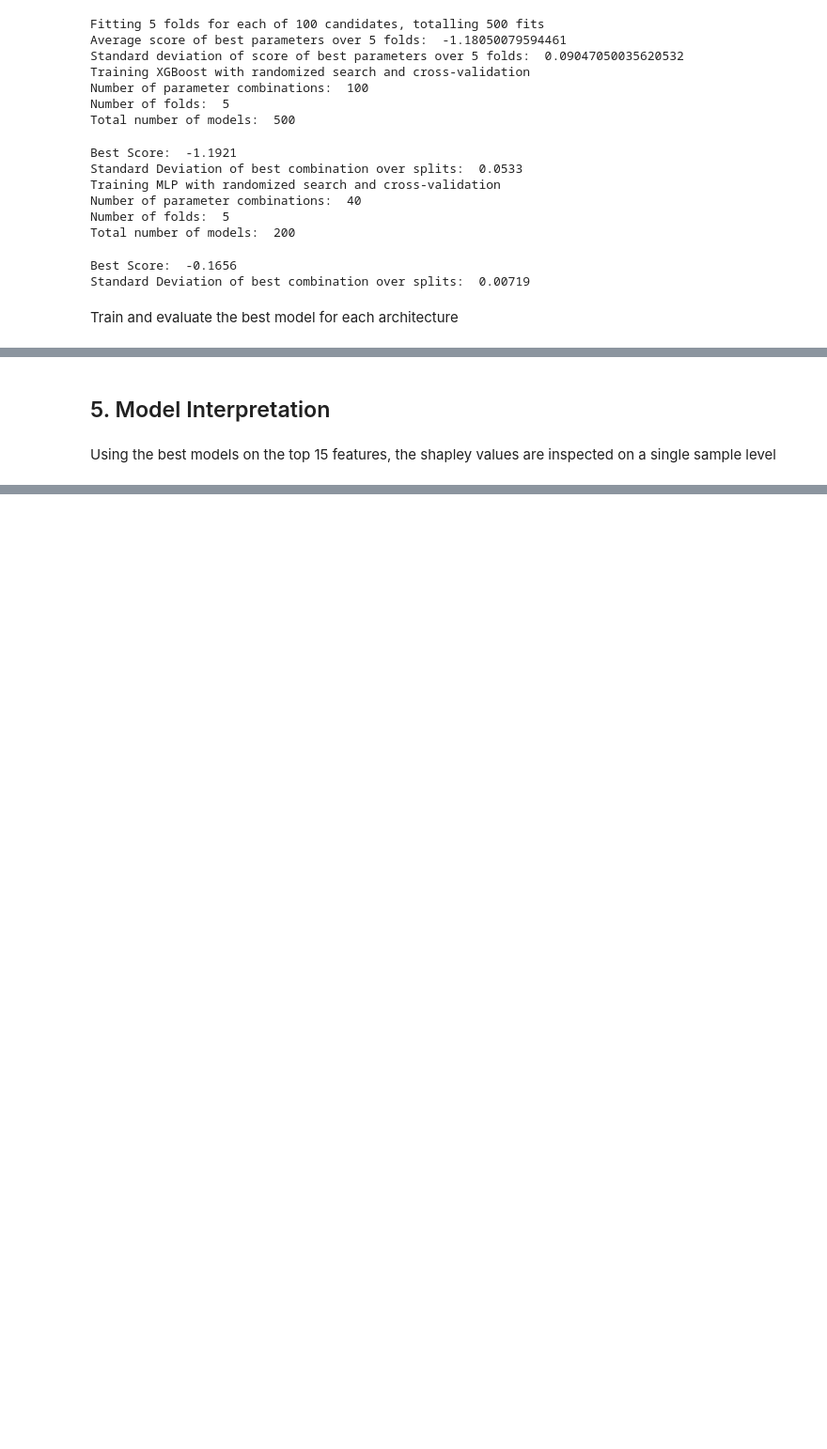
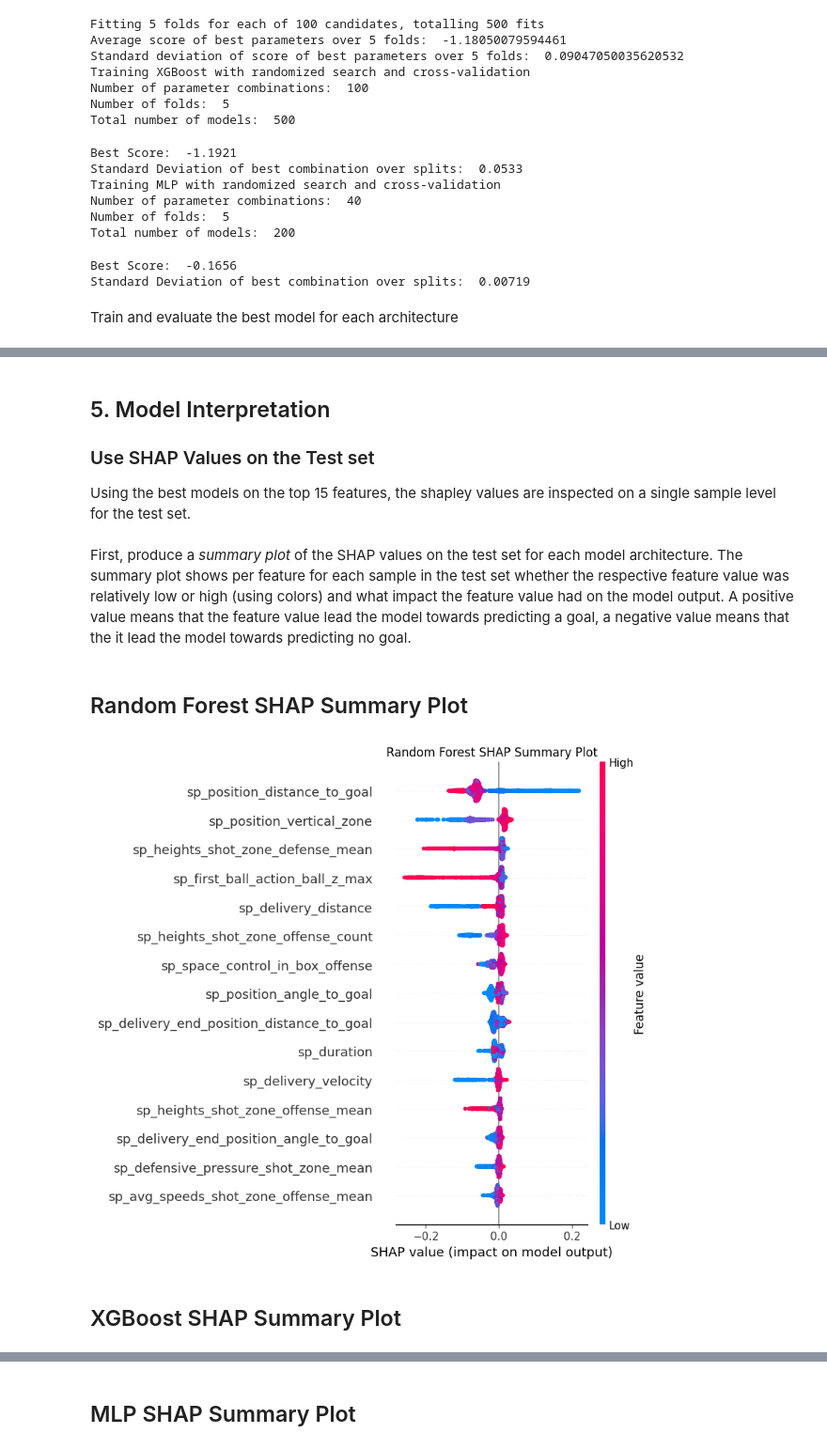
Before and after one commit to mayerdominik/master_thesis, a Jupyter notebook: model_training.ipynb, the cells around one changed output, grey strips where cells are left out. Shown at 94% size. Cells and saved outputs as stored; diff of their text form; code cells hidden in the pictures; blank space fills up the shorter version.

```diff
--- a/model_training.ipynb
+++ b/model_training.ipynb
@@ -3297,22 +1760,26 @@ xgb_clf_top15.fit(
             )
 
 ## Train best MLP with top 15 Features
-train_result, test_result, mlp_clf_top15 = train_and_evaluate_model(
-        X_train_nn=X_train_nn,
+
+train_result, test_result, mlp_clf_top15, mlp_scaler_top15 = train_and_evaluate_model(
+        X_train_nn=X_train_top15,
         y_train=y_train,
-        X_val_nn=X_val_nn,
+        X_val_nn=X_val_top15,
         y_val=y_val,
-        X_test_nn=X_test_nn,
+        X_test_nn=X_test_top15,
         y_test=y_test,
         model_name = "MLP",
         params = params,
-        input_size = input_size,
+        input_size = len(X_test_top15.columns),
         plotting=False)
 
-## Evaluate all three models
+## Display best models parameters
+display(Markdown("### Model Hyperparameters using top 15 features and class weights"))
+display(pd.DataFrame({"Random Forest": best_rf_params_top15}))
+display(pd.DataFrame({"XGBoost": best_xgb_params_top15}))
+display(pd.DataFrame({"MLP": best_nn_params_top15}))
+## Evaluate all three models on training and test set
 display(Markdown('## Model Performance using Class weights and the Top 15 Features'))
-
 evaluate_models_on_trainingset({"RandomForest": rf_clf_top15, "XGBoost":xgb_clf_top15}, top_15_features, add_info={"MLP": train_result})
-
 evaluate_models_on_testset({"RandomForest": rf_clf_top15, "XGBoost":xgb_clf_top15}, top_15_features, add_info={"MLP": test_result})
 # %% [output]
@@ -3331,6 +1838,58 @@ MLP: Early Stopping at epoch 17
 # %% [markdown]
 ## 5. Model Interpretation ##
+
+### Use SHAP Values on the Test set ###
+Using the best models on the top 15 features, the shapley values are inspected on a single sample level for the test set.
 # %% [markdown]
-Using the best models on the top 15 features, the shapley values are inspected on a single sample level
+First, produce a <i>summary plot</i> of the SHAP values on the test set for each model architecture. The summary plot shows per feature for each sample in the test set whether the respective feature value was relatively low or high (using colors) and what impact the feature value had on the model output. A positive value means that the feature value lead the model towards predicting a goal, a negative value means that the it lead the model towards predicting no goal.
 # %%
 ### Printe Klassischen SHAP Plot, Shap Plot per feature und einen Force plot als beispiel mit den top 15 modellen
+# ----------- Random Forest SHAP -----------
+# print(X_test_top15.shape)
+# print(X_test_top15.columns)
+
+explainer_rf = shap.TreeExplainer(rf_clf_top15)
+# take shap values on the predicitons of the positive class
+shap_values_rf = explainer_rf(X_test_top15)[:,:,1]
+
+display(Markdown("## Random Forest SHAP Summary Plot"))
+shap.summary_plot(shap_values_rf, X_test_top15, show=False)
+plt.title("Random Forest SHAP Summary Plot")
+plt.tight_layout()
+plt.show()
+
+# ----------- XGBoost SHAP -----------
+explainer_xgb = shap.TreeExplainer(xgb_clf_top15)
+shap_values_xgb = explainer_xgb(X_test_top15)
+# take shap values on the predicitons of the positive class
+
+display(Markdown("## XGBoost SHAP Summary Plot"))
+shap.summary_plot(shap_values_xgb, X_test_top15, show=False)
+plt.title("XGBoost SHAP Summary Plot")
+plt.tight_layout()
+plt.show()
+
+
+
+# ----------- MLP SHAP -----------
+def model_wrapper_top15(x):
+    x_tensor = torch.tensor(x, dtype=torch.float32)  # Convert NumPy array to tensor
+    with torch.no_grad():
+        return mlp_clf_top15(x_tensor).numpy()  # Convert output back to NumPy
+# Convert input tensors to NumPy (SHAP requires NumPy arrays)
+X_test_top_15_tensor = torch.tensor(mlp_scaler_top15.transform(X_test_top15), dtype=torch.float32)
+X_test_top15_np = X_test_top_15_tensor.numpy()
+# Adjust column names
+explainer_mlp = shap.Explainer(model_wrapper_top15, X_test_top15_np, feature_names=top_15_features)
+# Compute SHAP values
+shap_values_mlp = explainer_mlp(X_test_top15_np)
+# Display summary plot
+display(Markdown("## MLP SHAP Summary Plot"))
+shap.summary_plot(shap_values_mlp, X_test_top15, show=False)
+plt.title("MLP SHAP Summary Plot")
+plt.tight_layout()
+plt.show()
+# %% [output]
+## Random Forest SHAP Summary Plot
+[figure, added]
+## XGBoost SHAP Summary Plot
@@ -3336,0 +1897 @@ Using the best models on the top 15 features, the shapley values are inspected o
+## MLP SHAP Summary Plot
```
Also changed, not shown: parts of 31 cells of this notebook, 1 other file.
